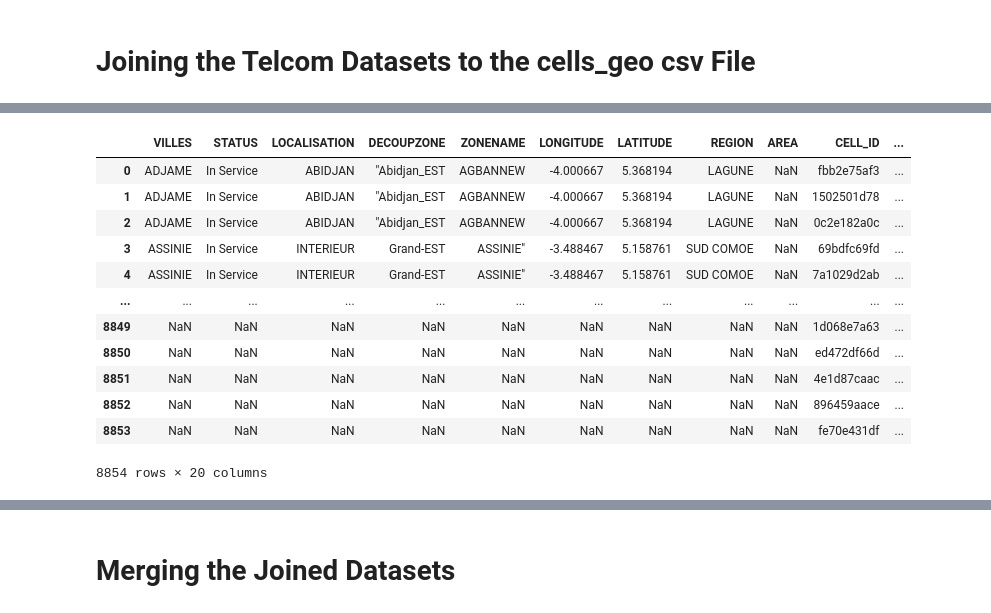
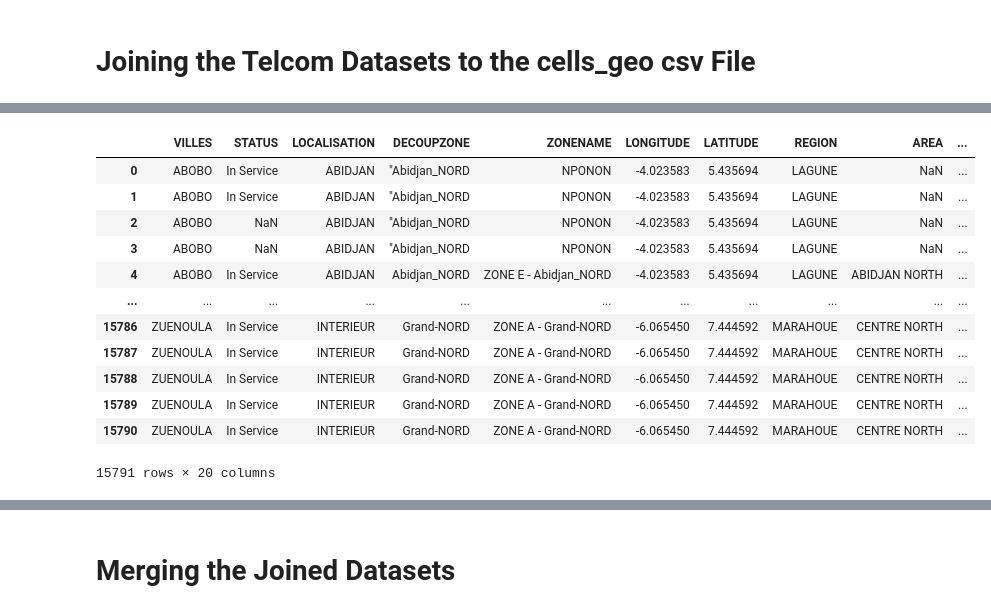
Before and after one commit to Shalyne-Waweru/Independent_Project-3, a Jupyter notebook: Moringa_Data_Science_Prep_W3_Independent_Project_2020_03_Shalyne_Waweru_Python_Notebook.ipynb, the cells around one changed output, grey strips where cells are left out. Drawn from its saved outputs; the diff is of its cells as text; code cells hidden in the pictures.

```diff
--- a/Moringa_Data_Science_Prep_W3_Independent_Project_2020_03_Shalyne_Waweru_Python_Notebook.ipynb
+++ b/Moringa_Data_Science_Prep_W3_Independent_Project_2020_03_Shalyne_Waweru_Python_Notebook.ipynb
@@ -33,6 +33,10 @@ df
 # Loading the cells_geo.csv file
 #
 df_geo = pd.read_csv('cells_geo.csv', delimiter=';', index_col=0)
+df_geo
+
+# Change the column name "SITE_CODE" to "SITE_ID"
+df_geo.columns = ['VILLES','STATUS','LOCALISATION','DECOUPZONE','ZONENAME','LONGITUDE','LATITUDE','REGION','AREA','CELL_ID', 'SITE_ID']
 df_geo
 
 # Checking and dropping duplicate values
@@ -40,6 +44,14 @@ df_newgeo = df_geo.duplicated()
 
 df_newgeo = df_geo.drop_duplicates()
 df_newgeo
+
+# Dropping any null rows
+df_newgeo.dropna(axis = 0, how = 'all')
+df_newgeo
+
+# Dropping any null columns
+df_newgeo.dropna(axis = 1, how = 'all')
+df_newgeo
 # %% [output]
 |  | VILLES | STATUS | LOCALISATION | DECOUPZONE | ZONENAME | LONGITUDE | LATITUDE | REGION | AREA | CELL_ID | ... |
 | 0 | ADJAME | In Service | ABIDJAN | "Abidjan_EST | AGBANNEW | -4.000667 | 5.368194 | LAGUNE | NaN | fbb2e75af3 | ... |
@@ -182,22 +218,22 @@ df_merge1
 # %%
 # Joining the TelcomDataset2 to the cells_geo.csv
 #
-df_merge2 = pd.merge(df_newgeo, df_2new, on='CELL_ID', how = 'outer')
+df_merge2 = pd.merge(df_newgeo, df_2new, on='SITE_ID', how = 'inner')
 df_merge2
 # %% [output]
-|  | VILLES | STATUS | LOCALISATION | DECOUPZONE | ZONENAME | LONGITUDE | LATITUDE | REGION | AREA | CELL_ID | ... |
-| 0 | ADJAME | In Service | ABIDJAN | "Abidjan_EST | AGBANNEW | -4.000667 | 5.368194 | LAGUNE | NaN | fbb2e75af3 | ... |
-| 1 | ADJAME | In Service | ABIDJAN | "Abidjan_EST | AGBANNEW | -4.000667 | 5.368194 | LAGUNE | NaN | 1502501d78 | ... |
-| 2 | ADJAME | In Service | ABIDJAN | "Abidjan_EST | AGBANNEW | -4.000667 | 5.368194 | LAGUNE | NaN | 0c2e182a0c | ... |
-| 3 | ASSINIE | In Service | INTERIEUR | Grand-EST | ASSINIE" | -3.488467 | 5.158761 | SUD COMOE | NaN | 69bdfc69fd | ... |
-| 4 | ASSINIE | In Service | INTERIEUR | Grand-EST | ASSINIE" | -3.488467 | 5.158761 | SUD COMOE | NaN | 7a1029d2ab | ... |
-| ... | ... | ... | ... | ... | ... | ... | ... | ... | ... | ... | ... |
-| 8849 | NaN | NaN | NaN | NaN | NaN | NaN | NaN | NaN | NaN | 1d068e7a63 | ... |
-| 8850 | NaN | NaN | NaN | NaN | NaN | NaN | NaN | NaN | NaN | ed472df66d | ... |
-| 8851 | NaN | NaN | NaN | NaN | NaN | NaN | NaN | NaN | NaN | 4e1d87caac | ... |
-| 8852 | NaN | NaN | NaN | NaN | NaN | NaN | NaN | NaN | NaN | 896459aace | ... |
-| 8853 | NaN | NaN | NaN | NaN | NaN | NaN | NaN | NaN | NaN | fe70e431df | ... |
+|  | VILLES | STATUS | LOCALISATION | DECOUPZONE | ZONENAME | LONGITUDE | LATITUDE | REGION | AREA | ... |
+| 0 | ABOBO | In Service | ABIDJAN | "Abidjan_NORD | NPONON | -4.023583 | 5.435694 | LAGUNE | NaN | ... |
+| 1 | ABOBO | In Service | ABIDJAN | "Abidjan_NORD | NPONON | -4.023583 | 5.435694 | LAGUNE | NaN | ... |
+| 2 | ABOBO | NaN | ABIDJAN | "Abidjan_NORD | NPONON | -4.023583 | 5.435694 | LAGUNE | NaN | ... |
+| 3 | ABOBO | NaN | ABIDJAN | "Abidjan_NORD | NPONON | -4.023583 | 5.435694 | LAGUNE | NaN | ... |
+| 4 | ABOBO | In Service | ABIDJAN | Abidjan_NORD | ZONE E - Abidjan_NORD | -4.023583 | 5.435694 | LAGUNE | ABIDJAN NORTH | ... |
+| ... | ... | ... | ... | ... | ... | ... | ... | ... | ... | ... |
+| 15786 | ZUENOULA | In Service | INTERIEUR | Grand-NORD | ZONE A - Grand-NORD | -6.065450 | 7.444592 | MARAHOUE | CENTRE NORTH | ... |
+| 15787 | ZUENOULA | In Service | INTERIEUR | Grand-NORD | ZONE A - Grand-NORD | -6.065450 | 7.444592 | MARAHOUE | CENTRE NORTH | ... |
+| 15788 | ZUENOULA | In Service | INTERIEUR | Grand-NORD | ZONE A - Grand-NORD | -6.065450 | 7.444592 | MARAHOUE | CENTRE NORTH | ... |
+| 15789 | ZUENOULA | In Service | INTERIEUR | Grand-NORD | ZONE A - Grand-NORD | -6.065450 | 7.444592 | MARAHOUE | CENTRE NORTH | ... |
+| 15790 | ZUENOULA | In Service | INTERIEUR | Grand-NORD | ZONE A - Grand-NORD | -6.065450 | 7.444592 | MARAHOUE | CENTRE NORTH | ... |
-8854 rows × 20 columns
+15791 rows × 20 columns
 # %%
 # Joining the TelcomDataset3 to the cells_geo.csv
 #
```
Also changed, not shown: parts of 13 cells of this notebook.
